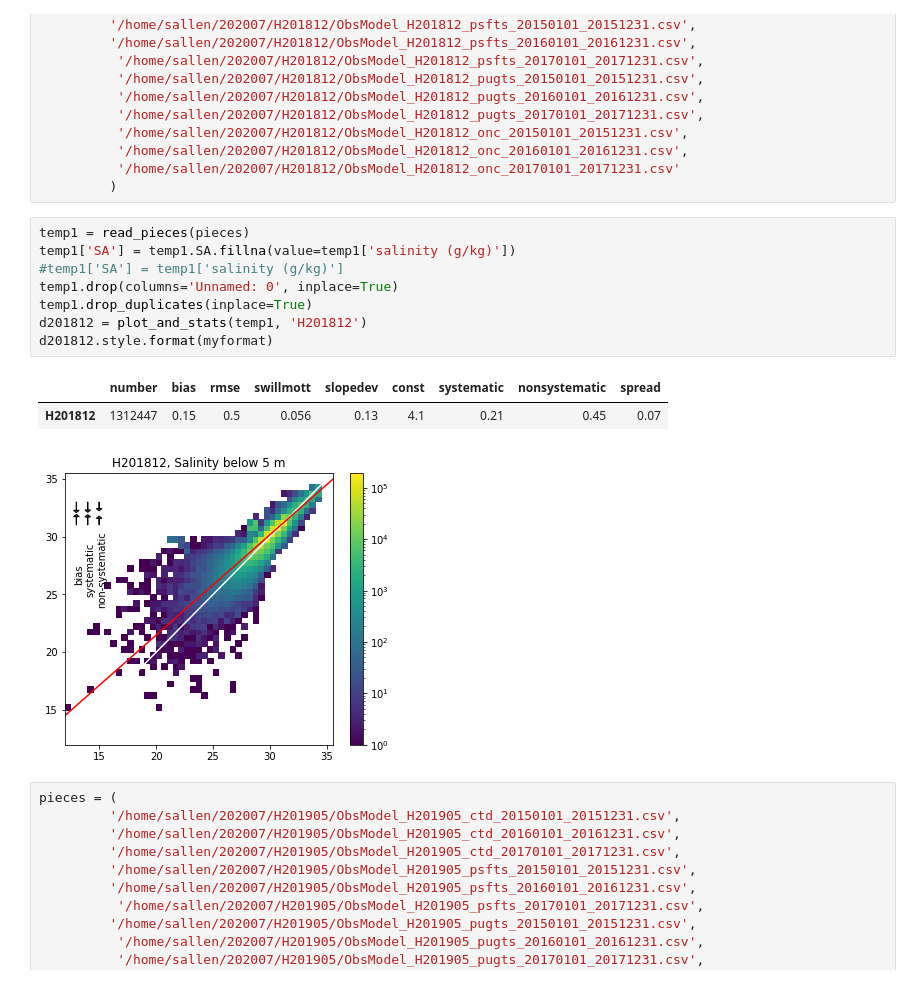
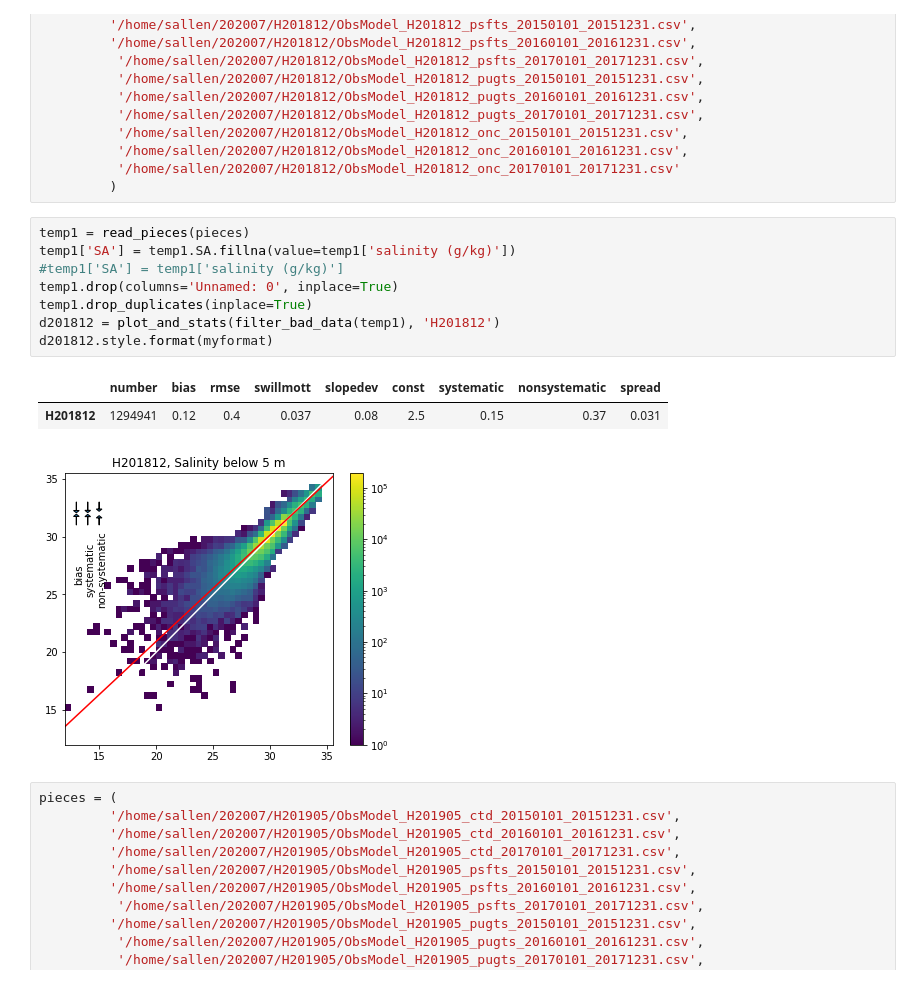
Before and after one commit to SalishSeaCast/analysis-susan, a Jupyter notebook: notebooks/PhysTuning/NonSurfaceSalinity.ipynb, the cells around one changed output. Drawn from its saved outputs; the diff is of its cells as text.

```diff
--- a/notebooks/PhysTuning/NonSurfaceSalinity.ipynb
+++ b/notebooks/PhysTuning/NonSurfaceSalinity.ipynb
@@ -112,15 +113,15 @@ pieces = ('/home/sallen/202007/H201812/ObsModel_H201812_ctd_20150101_20151231.cs
 # %%
 temp1 = read_pieces(pieces)
 temp1['SA'] = temp1.SA.fillna(value=temp1['salinity (g/kg)'])
 #temp1['SA'] = temp1['salinity (g/kg)']
 temp1.drop(columns='Unnamed: 0', inplace=True)
 temp1.drop_duplicates(inplace=True)
-d201812 = plot_and_stats(temp1, 'H201812')
+d201812 = plot_and_stats(filter_bad_data(temp1), 'H201812')
 d201812.style.format(myformat)
 # %% [output]
 |  | number | bias | rmse | swillmott | slopedev | const | systematic | nonsystematic | spread |
-| H201812 | 1312447 | 0.15 | 0.5 | 0.056 | 0.13 | 4.1 | 0.21 | 0.45 | 0.07 |
+| H201812 | 1294941 | 0.12 | 0.4 | 0.037 | 0.08 | 2.5 | 0.15 | 0.37 | 0.031 |
-[figure, old version]
+[figure, new version]
 # %%
 pieces = (
          '/home/sallen/202007/H201905/ObsModel_H201905_ctd_20150101_20151231.csv',
```
Also changed, not shown: parts of 11 cells of this notebook.
